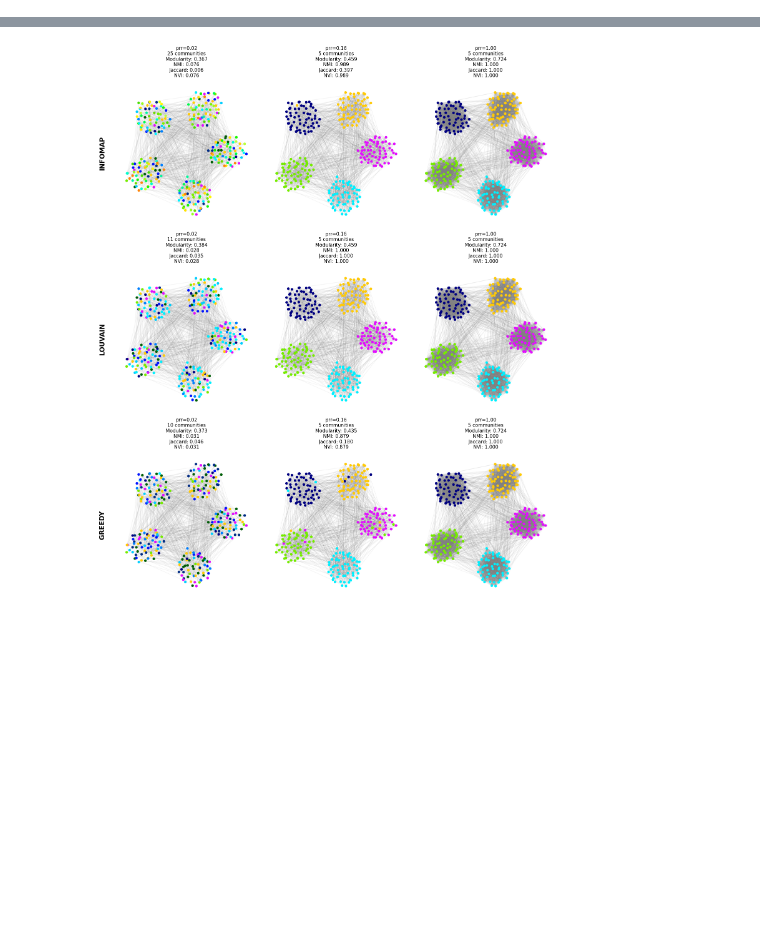
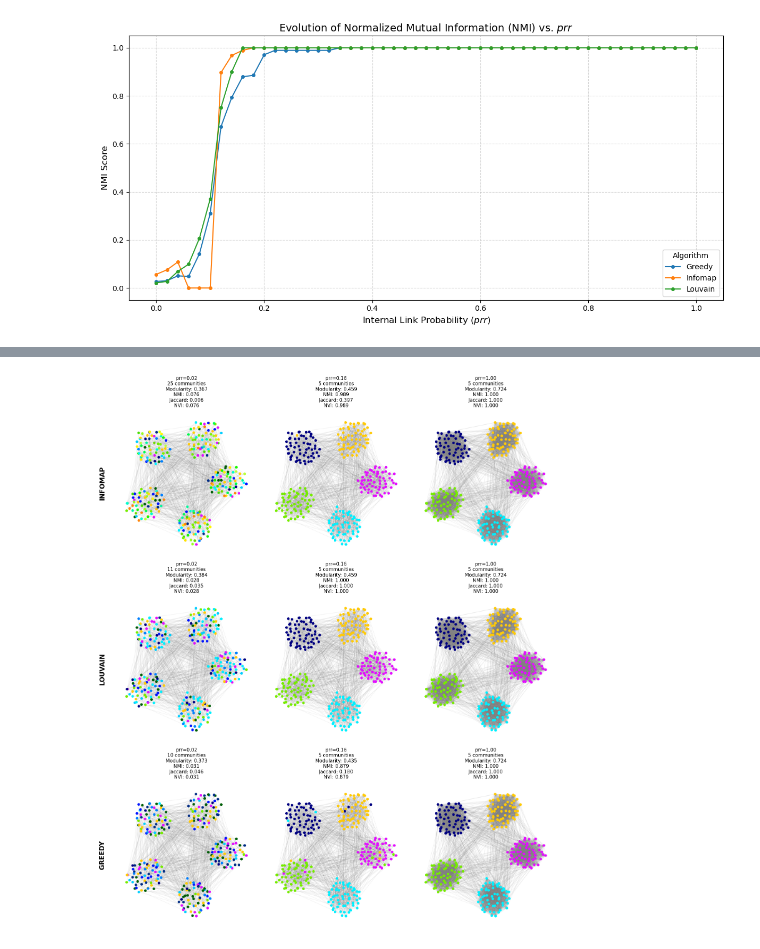
Before and after one commit to sarmijavier/complex_networks_assigments, a Jupyter notebook: activity_2/a2_part_1_synyhetic_networks.ipynb, the cells around one changed output, grey strips where cells are left out. Cells and saved outputs as stored; diff of their text form; code cells hidden in the pictures; blank space fills up the shorter version.

```diff
--- a/activity_2/a2_part_1_synyhetic_networks.ipynb
+++ b/activity_2/a2_part_1_synyhetic_networks.ipynb
@@ -156,0 +182,23 @@ Processing: greedy...
+# %%
+import matplotlib.pyplot as plt
+
+# Define consistent colors to match your previous plots
+algo_colors = {'greedy': 'tab:blue', 'infomap': 'tab:orange', 'louvain': 'tab:green'}
+
+# Plot 3a: Normalized Mutual Information (NMI)
+plt.figure(figsize=(12, 6))
+for algo, group in df_sorted.groupby('algo'):
+    plt.plot(group['prr'], group['nmi'],
+             label=f'{algo.capitalize()}',
+             color=algo_colors.get(algo), marker='o', markersize=4)
+
+plt.title('Evolution of Normalized Mutual Information (NMI) vs. $prr$', fontsize=14)
+plt.xlabel('Internal Link Probability ($prr$)', fontsize=12)
+plt.ylabel('NMI Score', fontsize=12)
+plt.ylim(-0.05, 1.05)
+plt.grid(True, linestyle='--', alpha=0.5)
+plt.legend(title="Algorithm", loc='lower right')
+plt.tight_layout()
+plt.show()
+# %% [output]
+[figure, added]
```
Also changed, not shown: parts of 5 cells of this notebook, 1 other file.
